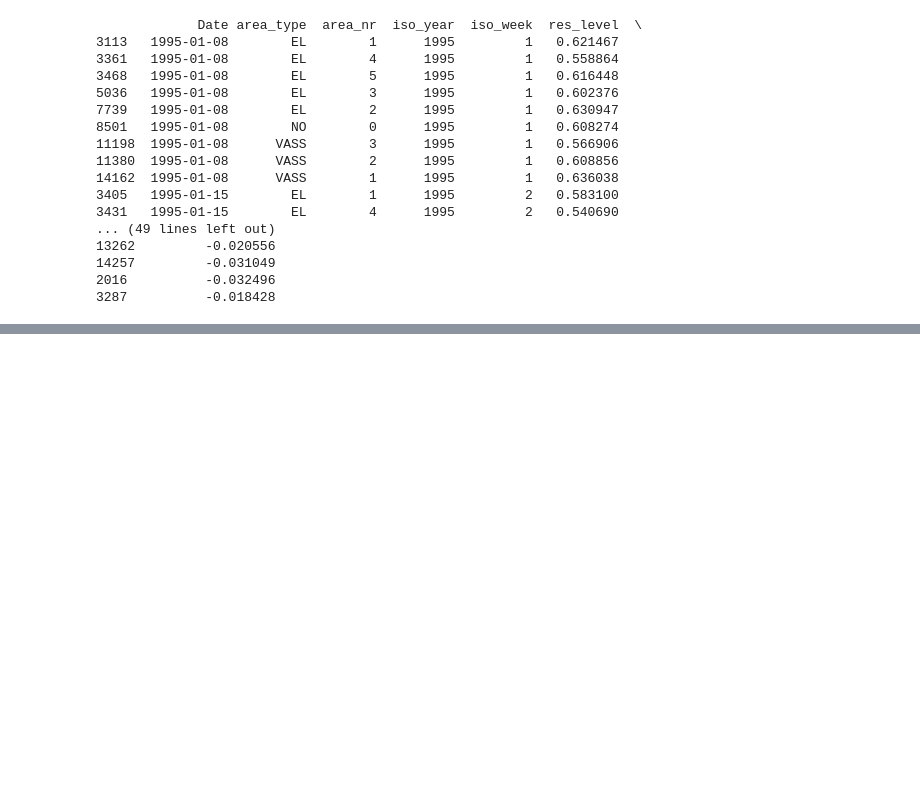
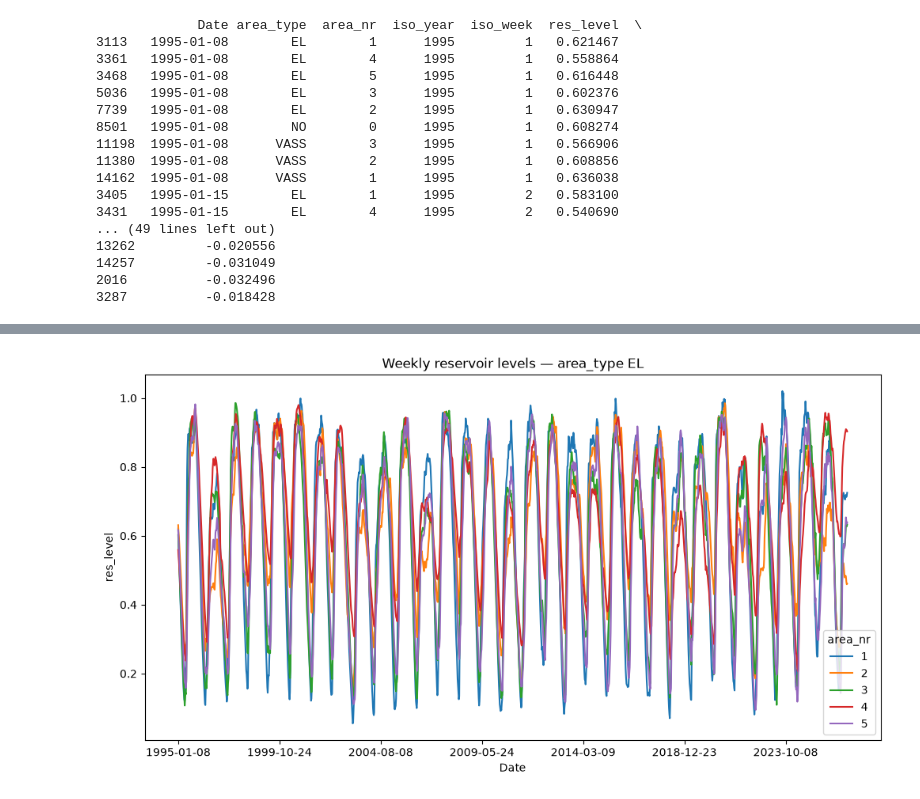
Before and after one commit to MagnusFrantsen/IND320-MagnusFrantsen, a Jupyter notebook: D2Dbook/Assignment 1.ipynb, the cells around one changed output, grey strips where cells are left out. Drawn from its saved outputs; the diff is of its cells as text; code cells hidden in the pictures; blank space fills up the shorter version.

```diff
--- a/D2Dbook/Assignment 1.ipynb
+++ b/D2Dbook/Assignment 1.ipynb
@@ -43,0 +58,14 @@ print(df.head(20))
+# %%
+# Plotting the reservoir levels in area_type EL area_nr 1-5 over time
+el = df[df['area_type'] == 'EL']
+
+pivoted = el.pivot_table(index='Date', columns='area_nr', values='res_level')
+
+pivoted.plot(figsize=(12, 6))
+plt.title('Weekly reservoir levels — area_type EL')
+plt.xlabel('Date')
+plt.ylabel('res_level')
+plt.legend(title='area_nr')
+plt.show()
+# %% [output]
+[figure, added]
```
Also changed, not shown: parts of 4 cells of this notebook, 4 other files.
